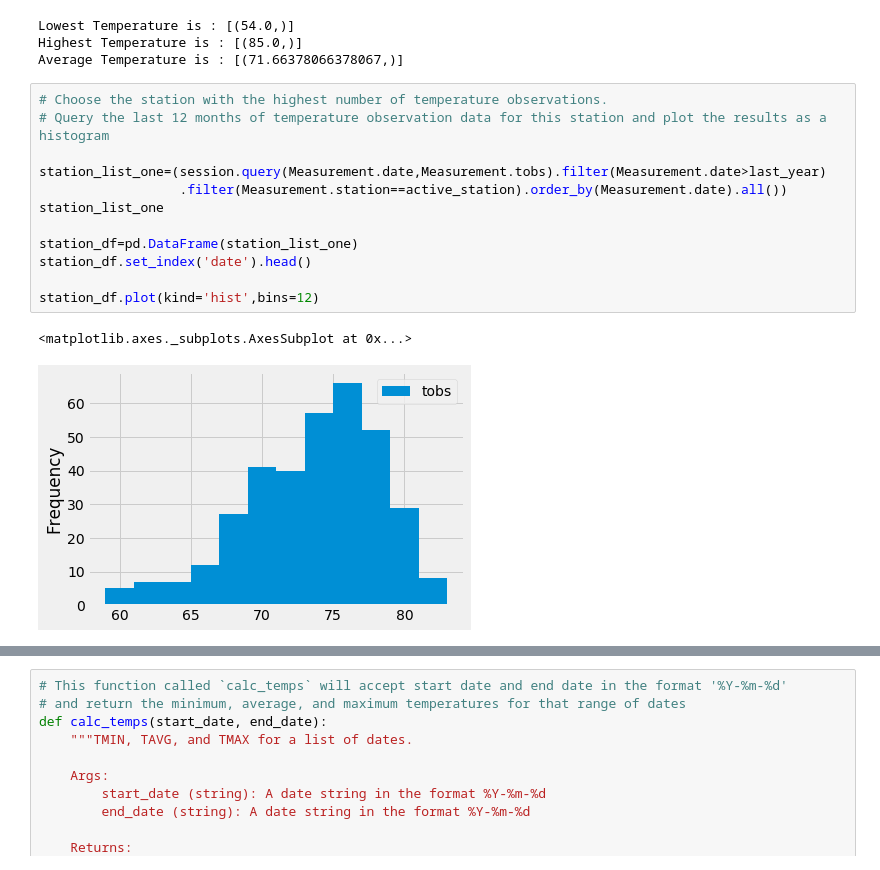
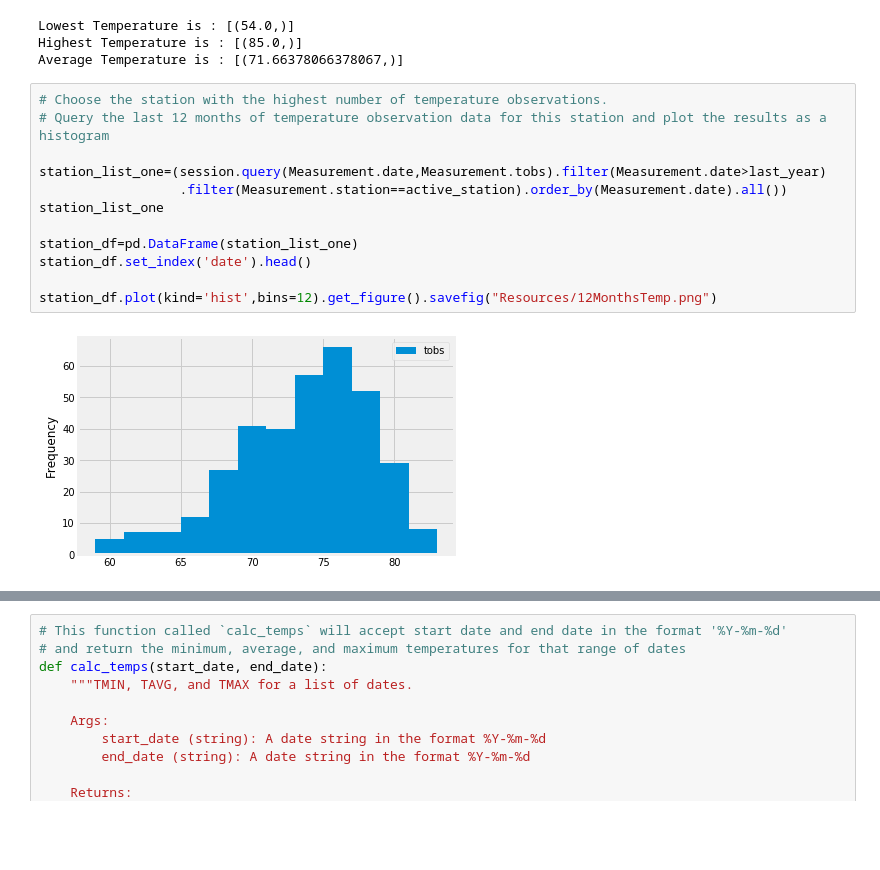
Before and after one commit to Emi-Babu/sqlalchemy-challenge, a Jupyter notebook: climate_starter.ipynb, the cells around one changed output, grey strips where cells are left out. Drawn from its saved outputs; the diff is of its cells as text; blank space fills up the shorter version.

```diff
--- a/climate_starter.ipynb
+++ b/climate_starter.ipynb
@@ -156,18 +159,17 @@ Average Temperature is : [(71.66378066378067,)]
 # %%
 # Choose the station with the highest number of temperature observations.
 # Query the last 12 months of temperature observation data for this station and plot the results as a histogram
 
 station_list_one=(session.query(Measurement.date,Measurement.tobs).filter(Measurement.date>last_year)
                   .filter(Measurement.station==active_station).order_by(Measurement.date).all())
 station_list_one
 
 station_df=pd.DataFrame(station_list_one)
 station_df.set_index('date').head()
 
-station_df.plot(kind='hist',bins=12)
+station_df.plot(kind='hist',bins=12).get_figure().savefig("Resources/12MonthsTemp.png")
 # %% [output]
-<matplotlib.axes._subplots.AxesSubplot at 0x...>
-[figure, old version]
+[figure, new version]
 # %% [markdown]
 ![precipitation](Images/station-histogram.png)
 # %%
```
Also changed, not shown: parts of 2 cells of this notebook, 6 other files.
